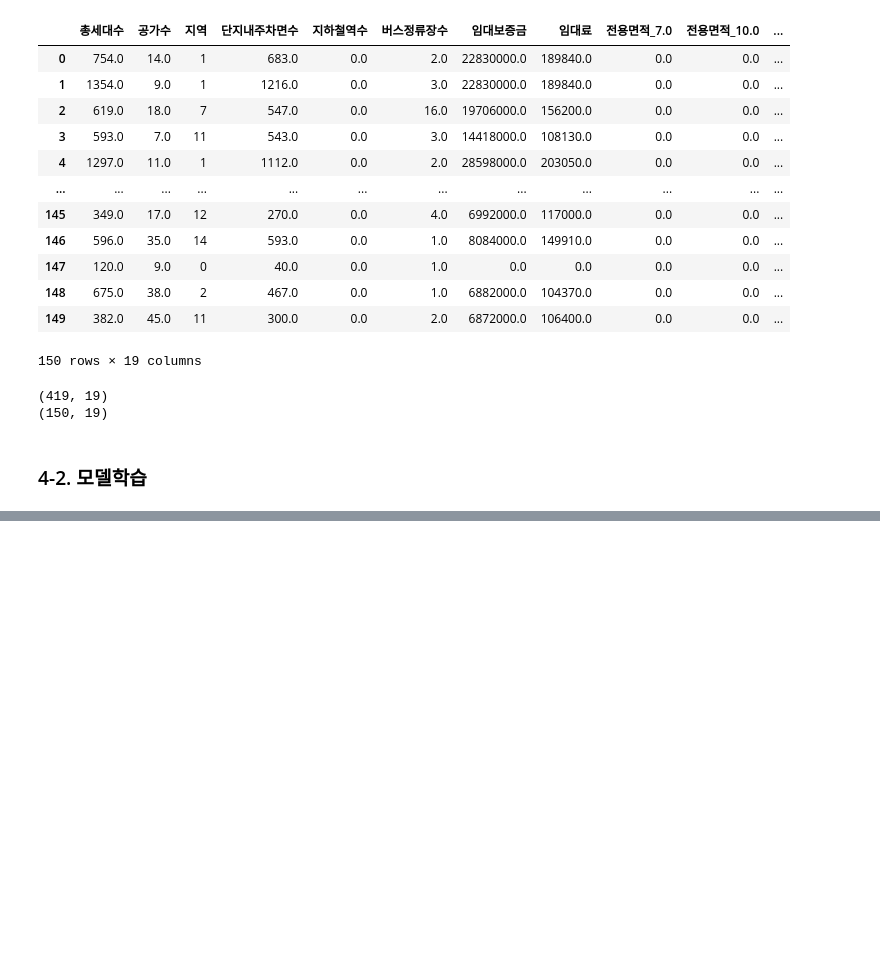
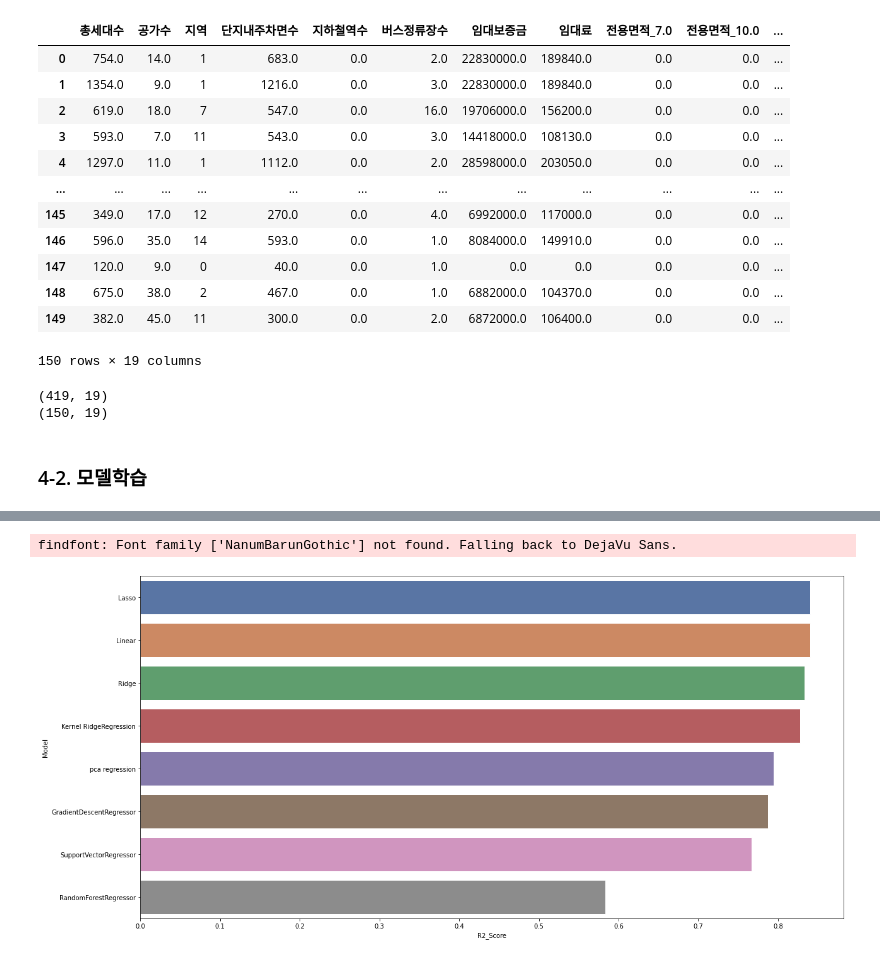
Before and after one commit to 1KimJiHyeon/parking_demand_forecast, a Jupyter notebook: 주차수요예측모델_김지현.ipynb, the cells around one changed output, grey strips where cells are left out. Saved outputs shown, nothing was run; the diff lists cells and outputs as text; code cells hidden in the pictures; blank space fills up the shorter version.

```diff
--- a/주차수요예측모델_김지현.ipynb
+++ b/주차수요예측모델_김지현.ipynb
@@ -798 +977,12 @@ print(new_test.shape)
+# %%
+fig ,ax = plt.subplots(figsize=(20, 10))
+sns.set(font_scale = 2)
+output = pd.DataFrame([all_model_r2.keys() , all_model_r2.values()], index = ["Model","R2_Score"]).T
+output.sort_values(["R2_Score"], ascending= False ,inplace=True)
+ax = sns.barplot(y="Model", x="R2_Score", data=output)
+
+plt.show()
+# %% [output]
+findfont: Font family ['NanumBarunGothic'] not found. Falling back to DejaVu Sans.
+[figure, added]
 # %%
```
Also changed, not shown: parts of 9 cells of this notebook.
